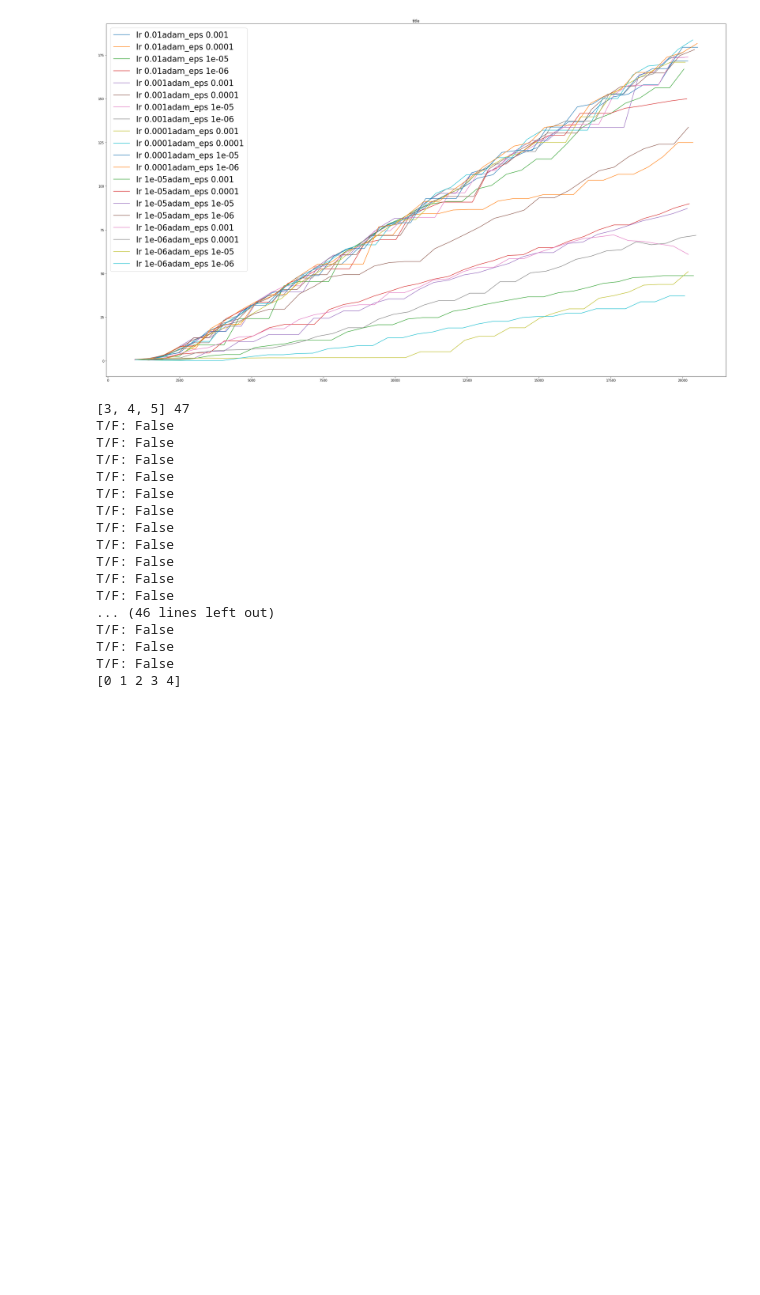
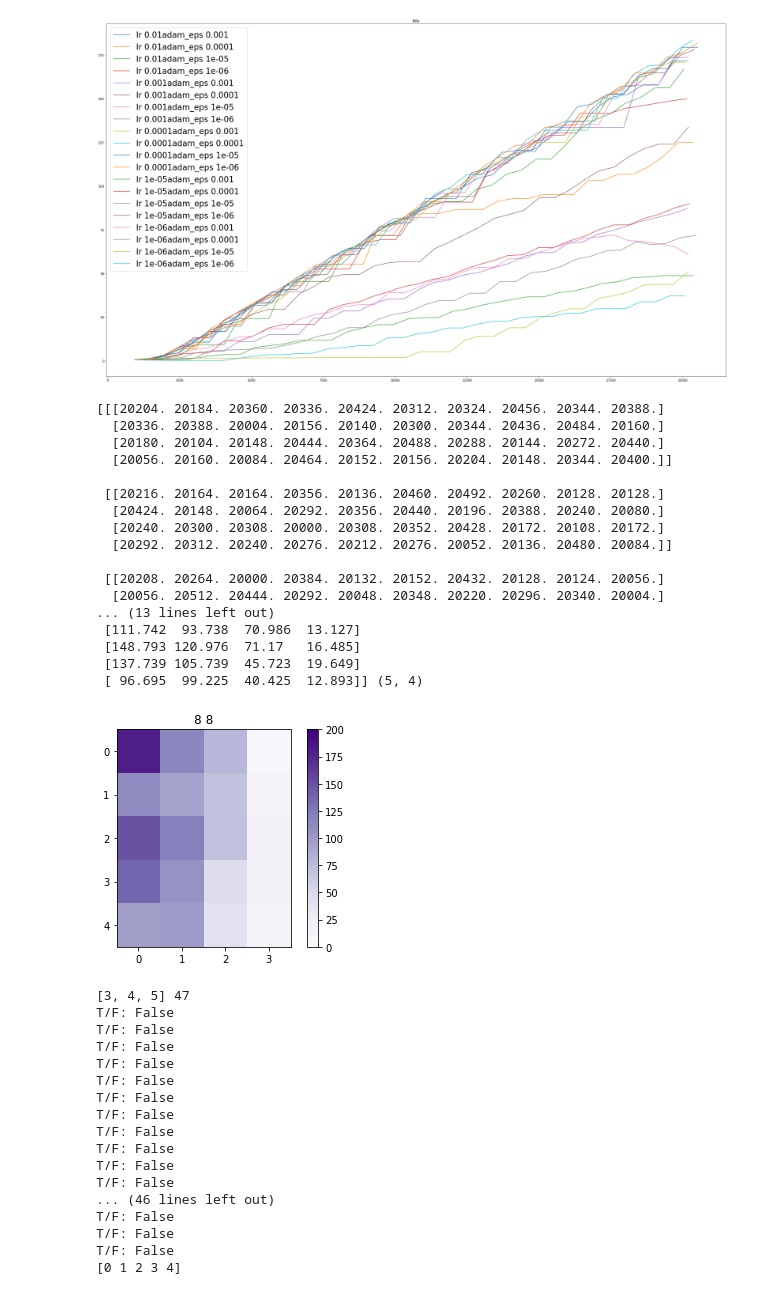
Before and after one commit to automl/mdp-playground, a Jupyter notebook: run_experiments.ipynb, the cells around one changed output. Cells and saved outputs as stored; diff of their text form; code cells hidden in the pictures; blank space fills up the shorter version.

Commit message:
Experiment 26: (5x4x10 configs of del x seq_len x seed): main experiment with DQN

```diff
--- a/run_experiments.ipynb
+++ b/run_experiments.ipynb
@@ -438,7 +438,7 @@ print(terminal_state_densities)
 dir_name = '/home/rajanr/Backup/rl_toy'
 # dir_name = '/home/rajanr/custom-gym-env' #run
 # stats_file = dir_name + '/' + 'lap_22.csv' #Name of file to which benchmark stats were written
-stats_file = dir_name + '/' + '22.csv' #Name of file to which benchmark stats were written
+stats_file = dir_name + '/' + '24.csv' #Name of file to which benchmark stats were written
 # stats_file = dir_name + '/' + 'rl_stats_temp_seeded_8.csv' #Name of file to which benchmark stats were written
 # rl_stats_temp_initial.csv has initial working run: All dynamics functions were randomly generated with diff. seeds
 # rl_stats_temp_seeded.csv has runs with fixed seeds for S and A, but not for Env. or Ray!!
@@ -467,7 +467,7 @@ stats_file = dir_name + '/' + '22.csv' #Name of file to which benchmark stats we
 # 20, 21, 22 have 5x4 configs for learning_rates x adam_epsilon;
 # 23 same as 22 but changed adam_epsilon grid
 # 24 has (5x4x10 configs of del x seq_len x seed): main experiment with DQN
-# 25 have 5x2x10 configs: main experiment with DQN with 10 seeds
+# 25 have (5x2x10 configs of del x seq_len x seed): main experiment with DQN
 # Others are in /home/rajanr/Backup/rl_toy files
 
 state_space_sizes = [8]#, 10, 12, 14] # [2**i for i in range(1,6)]
@@ -518,7 +518,8 @@ final_rows_for_a_config.append(i + 1)
 list_of_learning_curves.append(col_vals[previous_i:i + 2, -5:])
 
 print("final_rows_for_a_config", final_rows_for_a_config)
-print(len(final_rows_for_a_config), len(list_of_learning_curves))
+print("len(final_rows_for_a_config), len(list_of_learning_curves)",
+        len(final_rows_for_a_config), len(list_of_learning_curves))
 print(list_of_learning_curves[0])
 print(list_of_learning_curves[1])
 print(list_of_learning_curves[-1])
@@ -533,9 +534,9 @@ print("final_vals.shape", final_vals.shape)
 # print(final_vals[-20:, :])
 metrics_ = final_vals[:, -3:]
 # print(metrics_)
-num_values_per_hyperparam = (1, 1, 1, 5, 4, 1, 1, 3) #hack
+num_values_per_hyperparam = (1, 1, 1, 5, 4, 10, 1, 3) #hack
 metrics_reshaped = np.reshape(metrics_, num_values_per_hyperparam)
-print(metrics_reshaped.shape)
+print("metrics_reshaped.shape", metrics_reshaped.shape)
 # print("metrics_reshaped[:, 0, 0, :, :, :, :, :]", metrics_reshaped[:, 0, 0, :, :, :, :, :].shape, metrics_reshaped[:, 0, 0, :, :, :, :, :])
 to_plot_ = np.squeeze(metrics_reshaped[:, :, :, 0, 0, :, :, 1])
 print(to_plot_)
@@ -674,6 +675,41 @@ plt.legend(loc='upper left', prop={'size': 26})
 plt.show()
 # %% [output]
 [figure]
+# %%
+# Plots across 10 runs: with noise
+
+for i in range(len(state_space_sizes)):
+    for j in range(len(action_space_sizes)):
+        mean_data_ = np.mean(metrics_reshaped[:, i, j, :, :, :, :, 1], axis=-2)
+        to_plot_ = np.squeeze(mean_data_)
+        print(np.squeeze(metrics_reshaped[:, i, j, :, :, :, :, 0]), metrics_reshaped[:, :, :, :, :, :, :, :].shape)
+        print(to_plot_, to_plot_.shape)
+        import matplotlib.pyplot as plt
+        plt.imshow(np.atleast_2d(to_plot_), cmap='Purples', interpolation='none', vmin=0, vmax=200)#, extent=[0, 16, 8, 14])
+        plt.colorbar()
+#         plt.xscale('log')
+#         plt.yscale('log')
+        plt.title(str(state_space_sizes[i]) + ' ' + str(action_space_sizes[j]))
+        plt.show()
+# %% [output]
+[[[20204. 20184. 20360. 20336. 20424. 20312. 20324. 20456. 20344. 20388.]
+  [20336. 20388. 20004. 20156. 20140. 20300. 20344. 20436. 20484. 20160.]
+  [20180. 20104. 20148. 20444. 20364. 20488. 20288. 20144. 20272. 20440.]
+  [20056. 20160. 20084. 20464. 20152. 20156. 20204. 20148. 20344. 20400.]]
+
+ [[20216. 20164. 20164. 20356. 20136. 20460. 20492. 20260. 20128. 20128.]
+  [20424. 20148. 20064. 20292. 20356. 20440. 20196. 20388. 20240. 20080.]
+  [20240. 20300. 20308. 20000. 20308. 20352. 20428. 20172. 20108. 20172.]
+  [20292. 20312. 20240. 20276. 20212. 20276. 20052. 20136. 20480. 20084.]]
+
+ [[20208. 20264. 20000. 20384. 20132. 20152. 20432. 20128. 20124. 20056.]
+  [20056. 20512. 20444. 20292. 20048. 20348. 20220. 20296. 20340. 20004.]
+... (13 lines left out)
+ [111.742  93.738  70.986  13.127]
+ [148.793 120.976  71.17   16.485]
+ [137.739 105.739  45.723  19.649]
+ [ 96.695  99.225  40.425  12.893]] (5, 4)
+[figure, added]
 # %%
 #####INCOMPLETE
 # 2-D heatmaps
```
Also changed, not shown: parts of 1 cell of this notebook, 1 other file.
